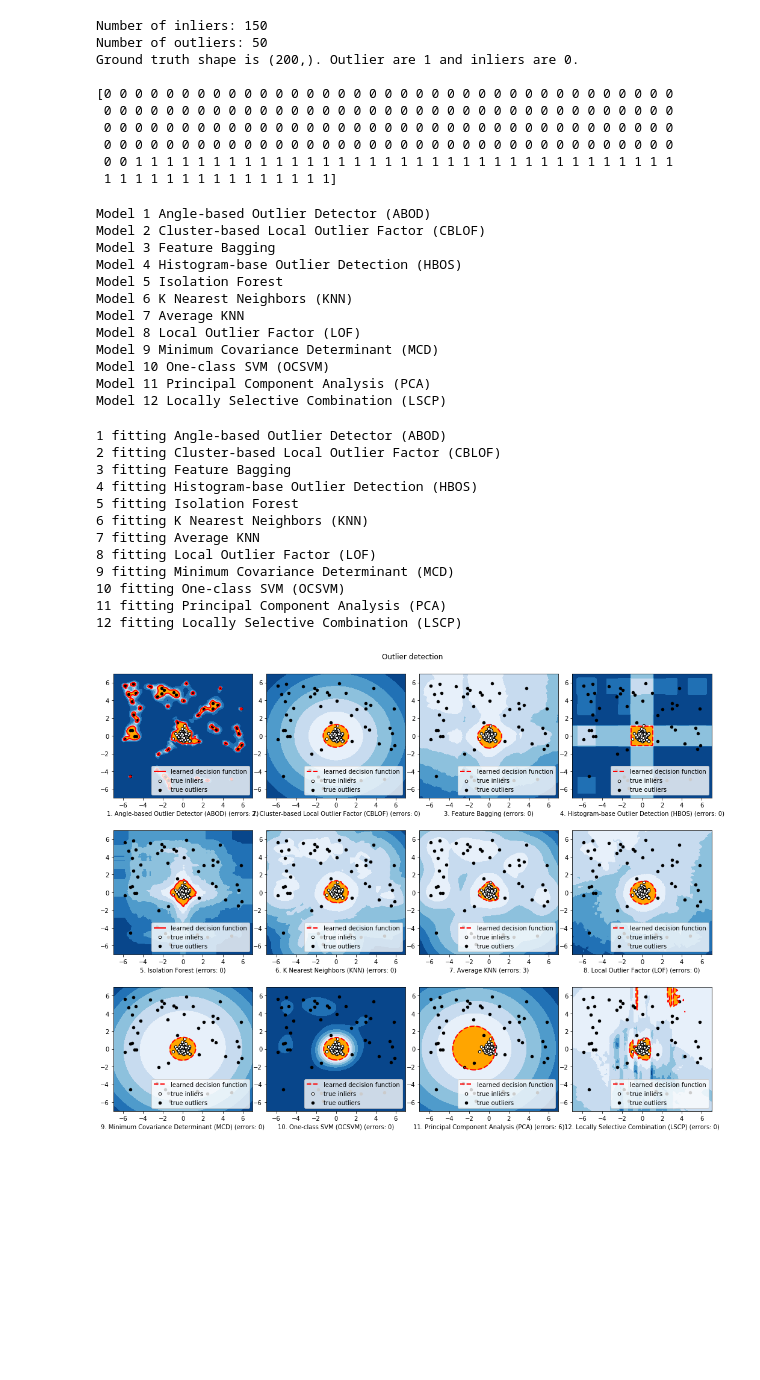
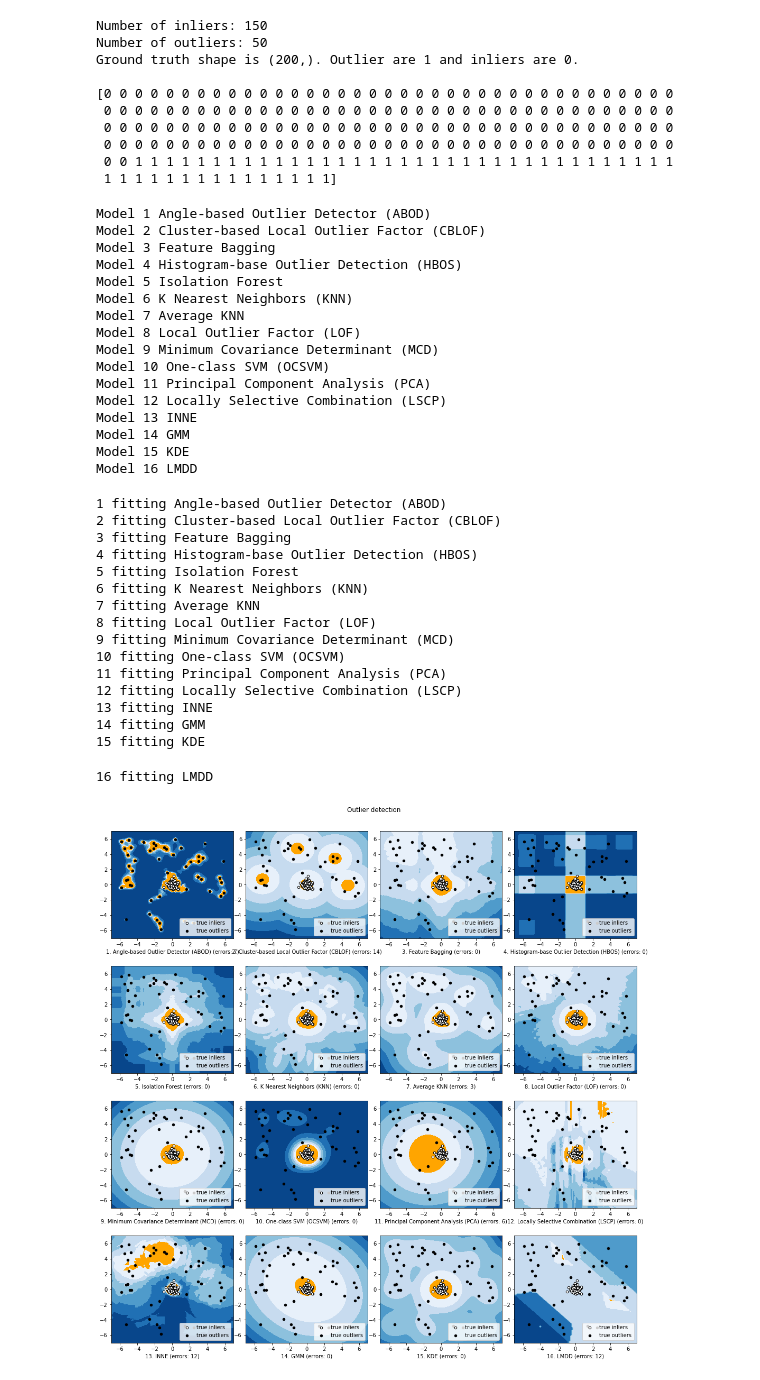
Before and after one commit to yzhao062/pyod, a Jupyter notebook: notebooks/Compare All Models.ipynb, the cells around one changed output. Saved outputs shown, nothing was run; the diff lists cells and outputs as text; code cells hidden in the pictures; blank space fills up the shorter version.

```diff
--- a/notebooks/Compare All Models.ipynb
+++ b/notebooks/Compare All Models.ipynb
@@ -127,7 +131,11 @@ classifiers = {
         contamination=outliers_fraction, random_state=random_state),
     'Locally Selective Combination (LSCP)': LSCP(
         detector_list, contamination=outliers_fraction,
-        random_state=random_state)
+        random_state=random_state),
+    'INNE': INNE(contamination=outliers_fraction),
+    'GMM': GMM(contamination=outliers_fraction),
+    'KDE': KDE(contamination=outliers_fraction),
+    'LMDD': LMDD(contamination=outliers_fraction),
 }
 # %%
 # Show all detectors
@@ -146,6 +154,10 @@ Model 9 Minimum Covariance Determinant (MCD)
 Model 10 One-class SVM (OCSVM)
 Model 11 Principal Component Analysis (PCA)
 Model 12 Locally Selective Combination (LSCP)
+Model 13 INNE
+Model 14 GMM
+Model 15 KDE
+Model 16 LMDD
 # %%
 # Fit the models with the generated data and
 # compare model performances
@@ -159,7 +171,7 @@ for i, offset in enumerate(clusters_separation):
     X = np.r_[X, np.random.uniform(low=-6, high=6, size=(n_outliers, 2))]
 
     # Fit the model
-    plt.figure(figsize=(15, 12))
+    plt.figure(figsize=(15, 16))
     for i, (clf_name, clf) in enumerate(classifiers.items()):
         print(i + 1, 'fitting', clf_name)
         # fit the data and tag outliers
@@ -172,40 +184,48 @@ for i, offset in enumerate(clusters_separation):
 
         Z = clf.decision_function(np.c_[xx.ravel(), yy.ravel()]) * -1
         Z = Z.reshape(xx.shape)
-        subplot = plt.subplot(3, 4, i + 1)
+        subplot = plt.subplot(4, 4, i + 1)
         subplot.contourf(xx, yy, Z, levels=np.linspace(Z.min(), threshold, 7),
                          cmap=plt.cm.Blues_r)
-        a = subplot.contour(xx, yy, Z, levels=[threshold],
-                            linewidths=2, colors='red')
+        # a = subplot.contour(xx, yy, Z, levels=[threshold],
+        #                     linewidths=2, colors='red')
         subplot.contourf(xx, yy, Z, levels=[threshold, Z.max()],
                          colors='orange')
         b = subplot.scatter(X[:-n_outliers, 0], X[:-n_outliers, 1], c='white',
                             s=20, edgecolor='k')
         c = subplot.scatter(X[-n_outliers:, 0], X[-n_outliers:, 1], c='black',
                             s=20, edgecolor='k')
         subplot.axis('tight')
         subplot.legend(
-            [a.collections[0], b, c],
-            ['learned decision function', 'true inliers', 'true outliers'],
+            [
+                # a.collections[0],
+                b, c],
+            [
+                # 'learned decision function',
+                'true inliers', 'true outliers'],
             prop=matplotlib.font_manager.FontProperties(size=10),
             loc='lower right')
         subplot.set_xlabel("%d. %s (errors: %d)" % (i + 1, clf_name, n_errors))
         subplot.set_xlim((-7, 7))
         subplot.set_ylim((-7, 7))
     plt.subplots_adjust(0.04, 0.1, 0.96, 0.94, 0.1, 0.26)
     plt.suptitle("Outlier detection")
 plt.show()
 # %% [output]
 1 fitting Angle-based Outlier Detector (ABOD)
 2 fitting Cluster-based Local Outlier Factor (CBLOF)
 3 fitting Feature Bagging
 4 fitting Histogram-base Outlier Detection (HBOS)
 5 fitting Isolation Forest
 6 fitting K Nearest Neighbors (KNN)
 7 fitting Average KNN
 8 fitting Local Outlier Factor (LOF)
 9 fitting Minimum Covariance Determinant (MCD)
 10 fitting One-class SVM (OCSVM)
 11 fitting Principal Component Analysis (PCA)
 12 fitting Locally Selective Combination (LSCP)
+13 fitting INNE
+14 fitting GMM
+15 fitting KDE
+16 fitting LMDD
-[figure, old version]
+[figure, new version]
```
Also changed, not shown: parts of 1 cell of this notebook, 2 other files.
